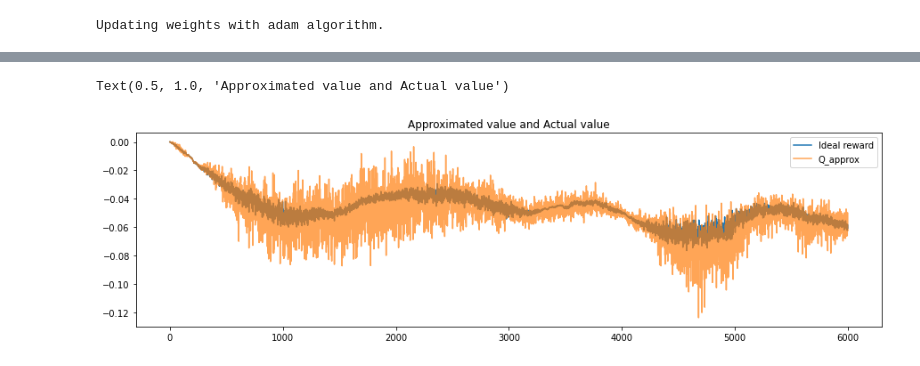
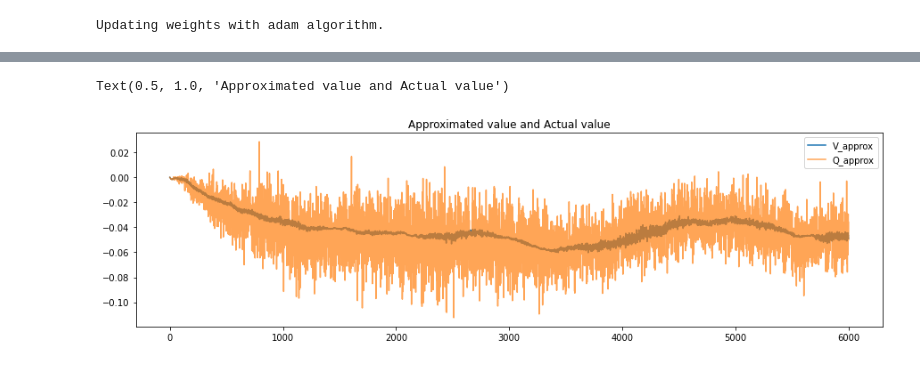
Before and after one commit to realwenlongwang/contexutal-bandits-with-peer-prediction-for-decision-making, a Jupyter notebook: Gradient_Bandit_with_Continous_Action_Space_Deterministic.ipynb, the cells around one changed output, grey strips where cells are left out. Cells and saved outputs as stored; diff of their text form; code cells hidden in the pictures.

Commit message:
Separate the agent class to a .py file. Use inheritance class structure. Add a learning rate decay method to the base agent class. The deterministic agent seems benefit more from learning rate decay.

```diff
--- a/Gradient_Bandit_with_Continous_Action_Space_Deterministic.ipynb
+++ b/Gradient_Bandit_with_Continous_Action_Space_Deterministic.ipynb
@@ -263,18 +89,19 @@ def gradient_check(agent):
 # %%
-learning_rate = 0.0003
-beta = 0.001
+learning_rate_theta = 0.0003
+decay_rate = 0.001
+learning_rate_wq = 0.001
 experience_size = 512
 batch_size = 16
 training_episodes = 6000
 beta1 = 0.9
 beta2 = 0.9999
-# Algorithm: adam, momentum, baseline, regular
+# Algorithm: adam, momentum, regular
 algorithm = 'adam'
 
 
-agent = Agent(feature_shape=[1, 3], learn_rate=learning_rate, beta=beta, experience_size= experience_size, batch_size=batch_size ,beta1=beta1, beta2=beta2)
+agent = DeterministicGradientAgent(feature_shape=[1, 3], learning_rate_theta=learning_rate_theta, learning_rate_wq=learning_rate_wq, experience_size= experience_size, batch_size=batch_size ,beta1=beta1, beta2=beta2)
 
-explorer = Explorer()
+explorer = Explorer(feature_shape=[1, 3], learning= False, learning_rate=0.001)
 
 q_ideal_reward_list = []
 
@@ -302,6 +129,7 @@ grad_b_ball_v_mean_history_list = []
 grad_r_ball_adam_mean_history_list = []
 grad_b_ball_adam_mean_history_list = []
 
+explorer_std_list = []
 
 
 for t in tnrange(training_episodes):
@@ -313,9 +141,13 @@ for t in tnrange(training_episodes):
     x = one_hot_encode(signal)
     x.append(prior_red)
 
-    actual_report = agent.report(x)
-    explorer.set_parameters(mean=agent.mean)
+    mean = agent.report(x)
+    pi = expit(mean)
+    actual_report = [pi, 1-pi]
+    explorer.set_parameters(mean=mean)
     noised_report = explorer.report(x)
+
+    explorer_std_list.append(explorer.std)
 
     pm.report(noised_report)
     R = pm.log_resolve(bucket_colour_to_num[bucket.colour])
@@ -343,7 +175,7 @@ for t in tnrange(training_episodes):
     action = logit(noised_report[0])
     agent.store_experience(x, action, R, t)
 
-
+    explorer.update(R, x)
 
     try:
         grad_mean, v_dw_mean_corrected, s_dw_mean_corrected, q, v = agent.batch_update(t, algorithm= algorithm)
@@ -351,11 +183,12 @@ for t in tnrange(training_episodes):
         tb = traceback.format_exc()
         print(tb)
 
+    agent.learning_rate_decay(epoch=t, decay_rate=decay_rate)
     q_ideal_reward_list.append([v, q])
 
     if signal == 'red':
         r_ball_pred_history_list.append(noised_report[0])
-        r_ball_mean_history_list.append(agent.mean)
+        r_ball_mean_history_list.append(mean)
         grad_r_ball_mean_history_list.append(grad_mean[0])
         ##########
         grad_r_ball_v_mean_history_list.append(v_dw_mean_corrected[0])
@@ -364,7 +197,7 @@ for t in tnrange(training_episodes):
 
     else:
         b_ball_pred_history_list.append(noised_report[0])
-        b_ball_mean_history_list.append(agent.mean)
+        b_ball_mean_history_list.append(mean)
         grad_b_ball_mean_history_list.append(grad_mean[0])
         #########
         grad_b_ball_v_mean_history_list.append(v_dw_mean_corrected[0])
@@ -417,15 +250,15 @@ Text(0.5, 0.98, 'Actual Rewards and Average')
 # %%
 fig = plt.figure(figsize=(15, 4))
-plt.plot(q_ideal_reward_array[:, 0], zorder = -100, label = 'Ideal reward')
+plt.plot(q_ideal_reward_array[:, 0], zorder = -100, label = 'V_approx')
 plt.plot(q_ideal_reward_array[:, 1], zorder= -99, label = 'Q_approx', alpha = 0.7)
 # plt.plot(agent.reward_history[1:, 2], 'r', zorder= -101, label = 'Difference' )
 # plt.hlines(y=np.log(2), xmin=0, xmax=reward_history.shape[0], colors='black', linestyles='dashdot')
 # plt.hlines(y=0.0, xmin=0, xmax=reward_history.shape[0] , colors='black', linestyles='dashdot')
 plt.legend()
 plt.title('Approximated value and Actual value')
 # %% [output]
 Text(0.5, 1.0, 'Approximated value and Actual value')
-[figure, old version]
+[figure, new version]
 # %%
 print(len(r_ball_pred_history_list))
 fig = plt.figure(figsize=(15, 4))
```
Also changed, not shown: parts of 20 cells of this notebook, 2 other files.
